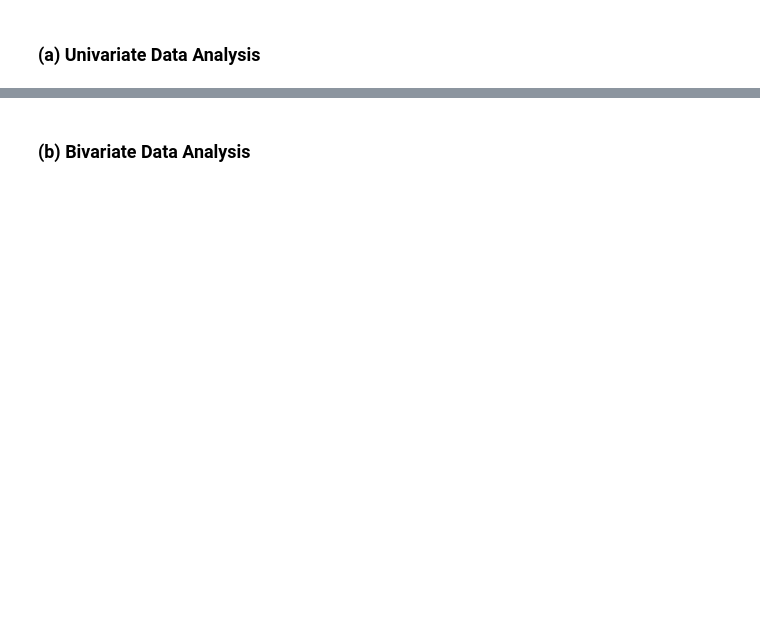
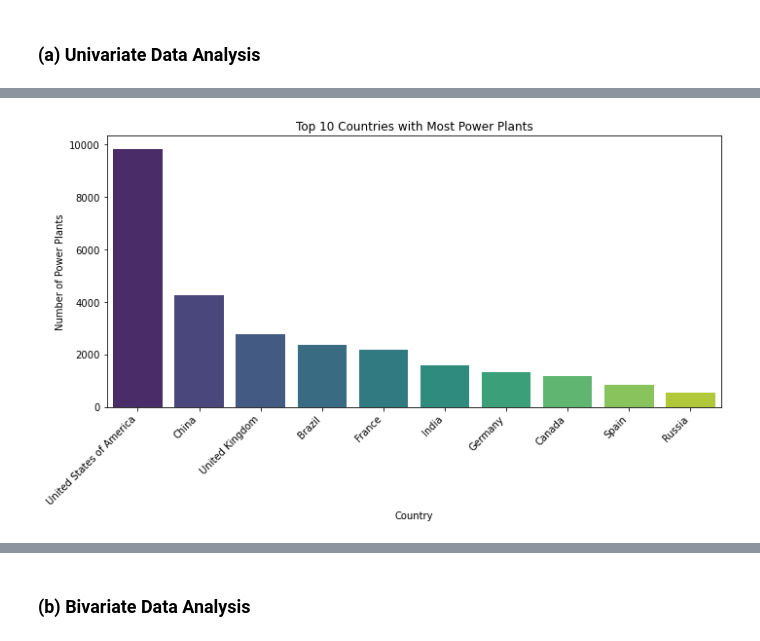
Before and after one commit to marttech26/GLOBAL-POWER-ANALYSIS, a Jupyter notebook: globalpowerplant.ipynb, the cells around one changed output, grey strips where cells are left out. Saved outputs shown, nothing was run; the diff lists cells and outputs as text; code cells hidden in the pictures; blank space fills up the shorter version.

```diff
--- a/globalpowerplant.ipynb
+++ b/globalpowerplant.ipynb
@@ -544,0 +577,21 @@ The majority of power plants, exceeding 1200 in number, have been in operation f
+# %%
+# Count the number of power plants for each country
+country_plant_count = combined_df['country'].value_counts()
+
+# Sort the countries based on the count of power plants
+country_plant_count_sorted = country_plant_count.sort_values(ascending=False)
+
+# Get the top 10 countries with the most power plants
+top_10_countries = country_plant_count_sorted.head(10)
+
+# Plotting the top 10 countries
+plt.figure(figsize=(10, 6))
+sns.barplot(x=top_10_countries.index, y=top_10_countries.values, palette='viridis')
+plt.title('Top 10 Countries with Most Power Plants')
+plt.xlabel('Country')
+plt.ylabel('Number of Power Plants')
+plt.xticks(rotation=45, ha='right')
+plt.tight_layout()
+plt.show()
+# %% [output]
+[figure, added]
```
Also changed, not shown: parts of 112 cells of this notebook.
